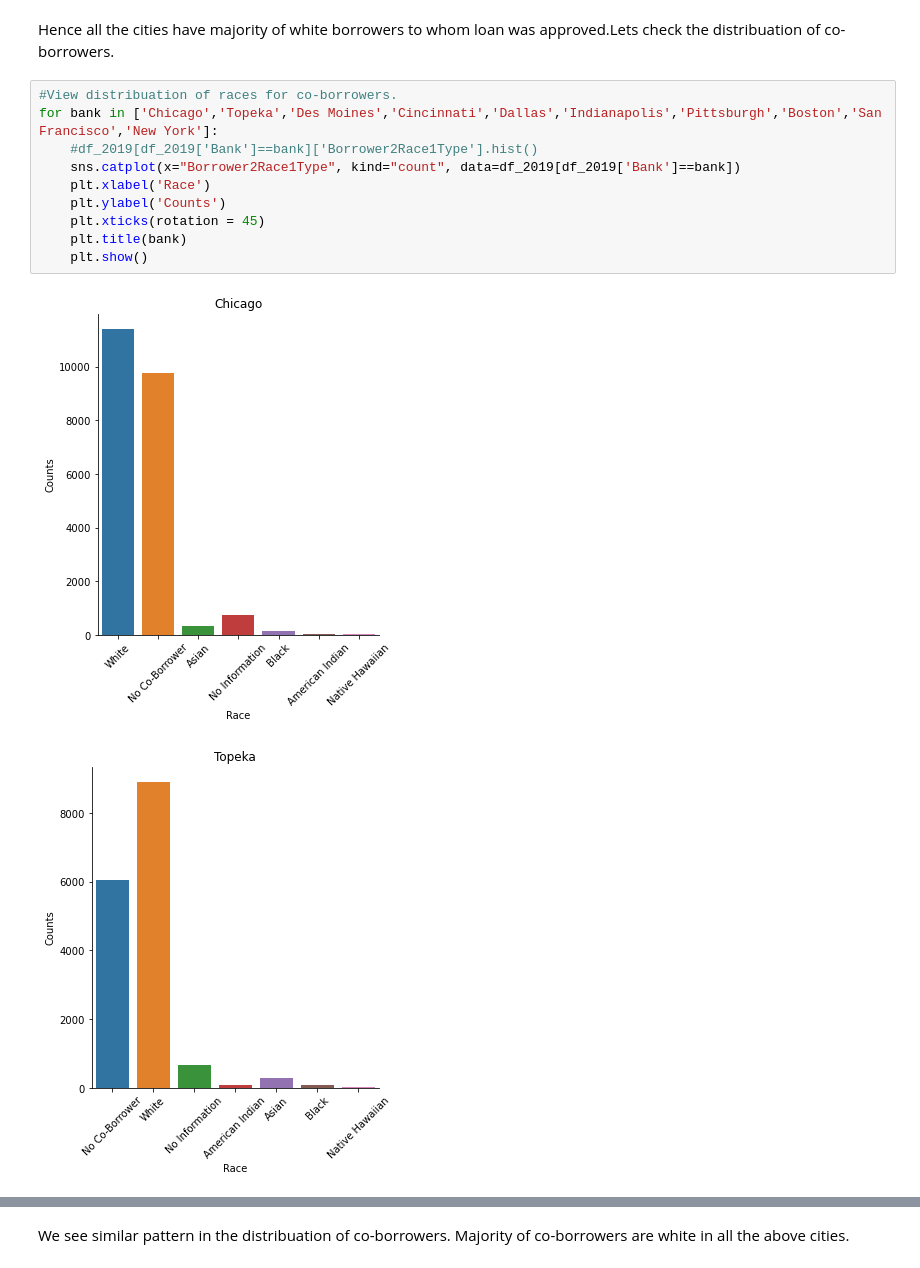
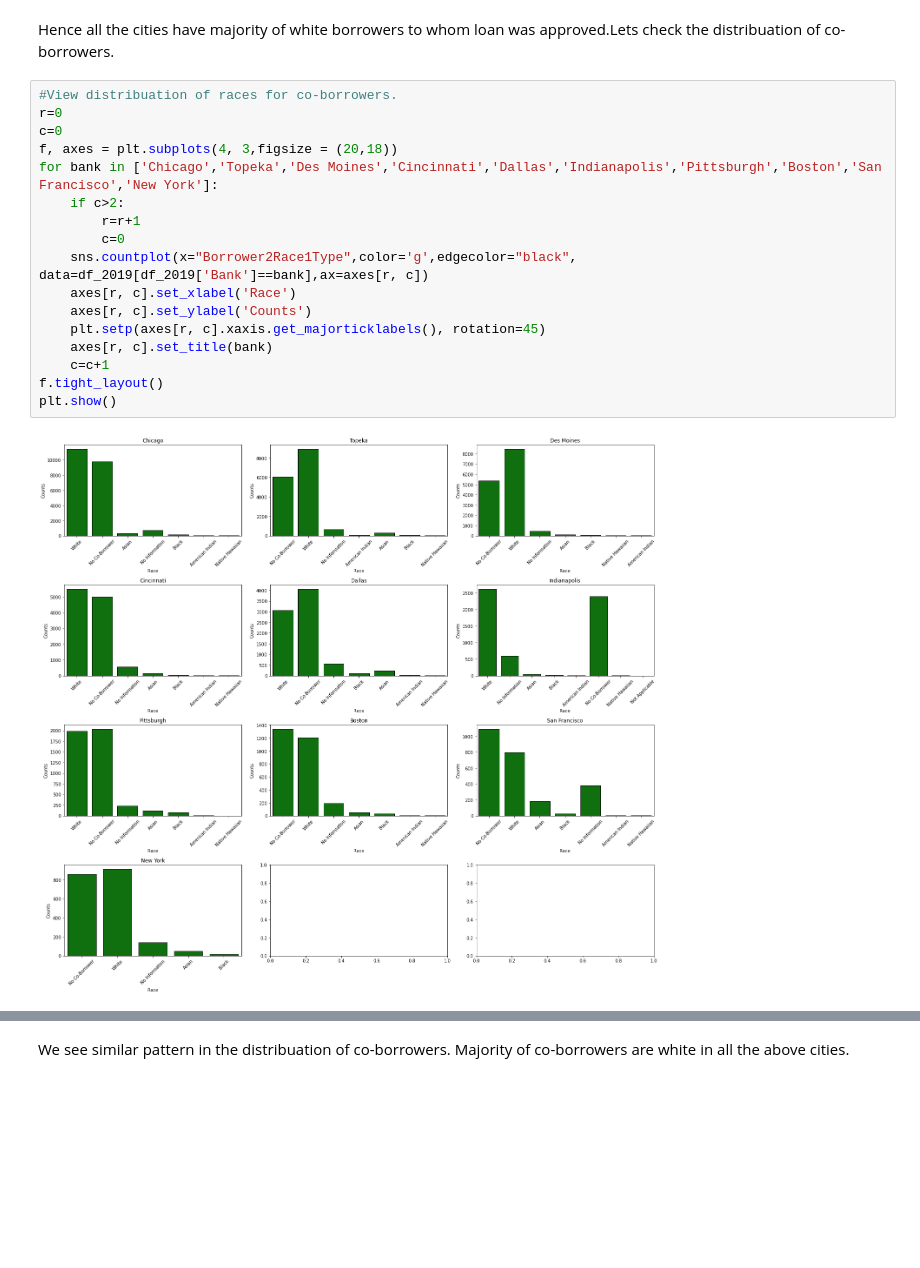
Before and after one commit to syadav12-hawk/check_mortgage_loan_disparity, a Jupyter notebook: EDA.ipynb, the cells around one changed output, grey strips where cells are left out. Saved outputs shown, nothing was run; the diff lists cells and outputs as text; blank space fills up the shorter version.

```diff
--- a/EDA.ipynb
+++ b/EDA.ipynb
@@ -217,14 +210,20 @@ for bank in ['Topeka','Des Moines','Cincinnati','Dallas','Indianapolis','Pittsbu
 Hence all the cities have majority of white borrowers to whom loan was approved.Lets check the distribuation of co-borrowers.
 # %%
 #View distribuation of races for co-borrowers.
+r=0
+c=0
+f, axes = plt.subplots(4, 3,figsize = (20,18))
 for bank in ['Chicago','Topeka','Des Moines','Cincinnati','Dallas','Indianapolis','Pittsburgh','Boston','San Francisco','New York']:
-    #df_2019[df_2019['Bank']==bank]['Borrower2Race1Type'].hist()
-    sns.catplot(x="Borrower2Race1Type", kind="count", data=df_2019[df_2019['Bank']==bank])
-    plt.xlabel('Race')
-    plt.ylabel('Counts')
-    plt.xticks(rotation = 45)
-    plt.title(bank)
-    plt.show()
+    if c>2:
+        r=r+1
+        c=0
+    sns.countplot(x="Borrower2Race1Type",color='g',edgecolor="black", data=df_2019[df_2019['Bank']==bank],ax=axes[r, c])
+    axes[r, c].set_xlabel('Race')
+    axes[r, c].set_ylabel('Counts')
+    plt.setp(axes[r, c].xaxis.get_majorticklabels(), rotation=45)
+    axes[r, c].set_title(bank)
+    c=c+1
+f.tight_layout()
+plt.show()
 # %% [output]
-[figure, old version]
+[figure, new version]
-[figure, removed]
```
Also changed, not shown: parts of 61 cells of this notebook.
